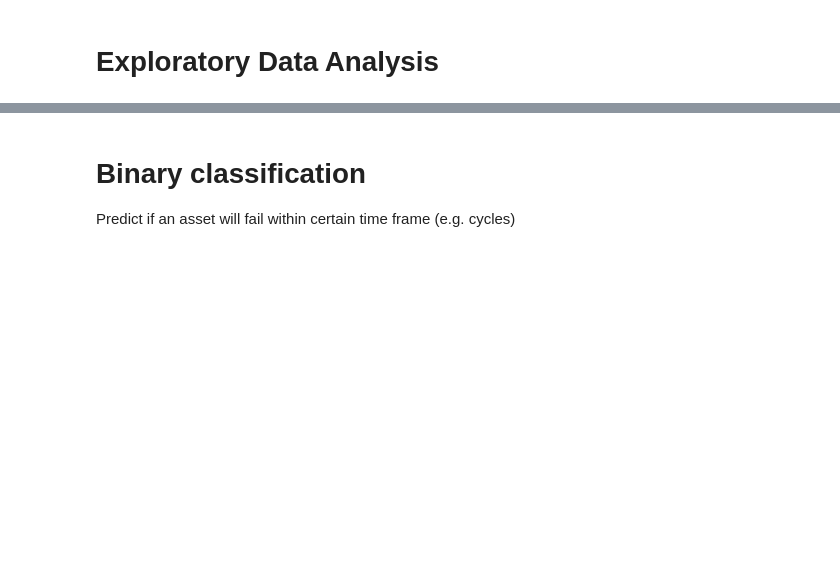
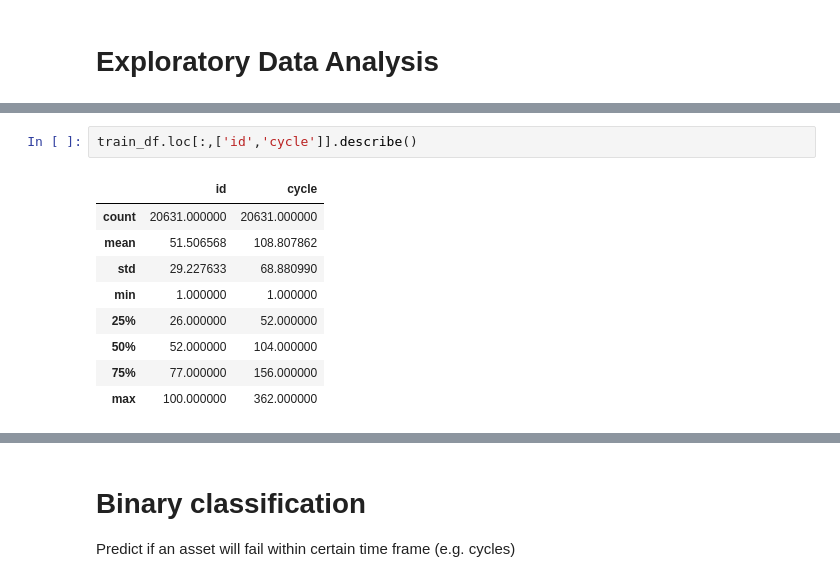
Before and after one commit to FelixNgFender/dashboard-web-app, a Jupyter notebook: data/Felix_Predictive_Maintenance_using_LSTM.ipynb, the cells around one changed output, grey strips where cells are left out. Drawn from its saved outputs; the diff is of its cells as text; blank space fills up the shorter version.

```diff
--- a/data/Felix_Predictive_Maintenance_using_LSTM.ipynb
+++ b/data/Felix_Predictive_Maintenance_using_LSTM.ipynb
@@ -54,0 +100,12 @@ train_df.head()
+# %%
+train_df.loc[:,['id','cycle']].describe()
+# %% [output]
+|  | id | cycle |
+| count | 20631.000000 | 20631.000000 |
+| mean | 51.506568 | 108.807862 |
+| std | 29.227633 | 68.880990 |
+| min | 1.000000 | 1.000000 |
+| 25% | 26.000000 | 52.000000 |
+| 50% | 52.000000 | 104.000000 |
+| 75% | 77.000000 | 156.000000 |
+| max | 100.000000 | 362.000000 |
```
Also changed, not shown: parts of 17 cells of this notebook, 3 other files.
